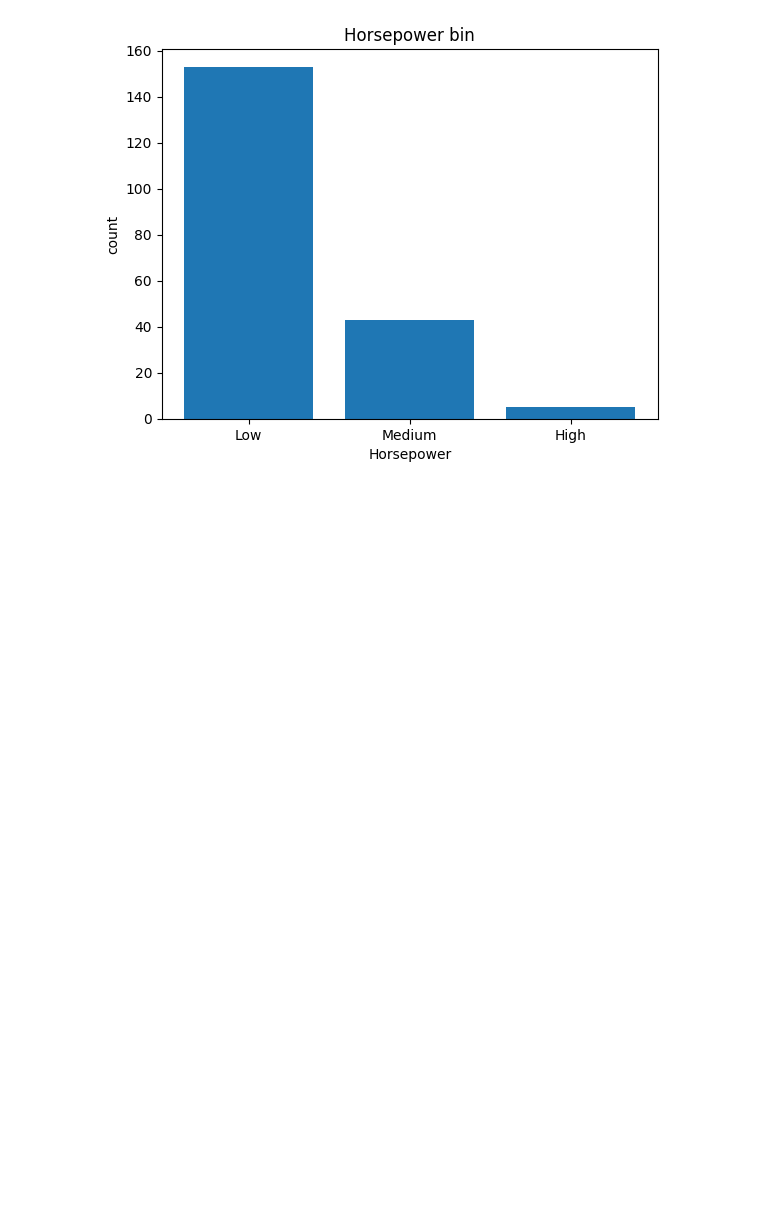
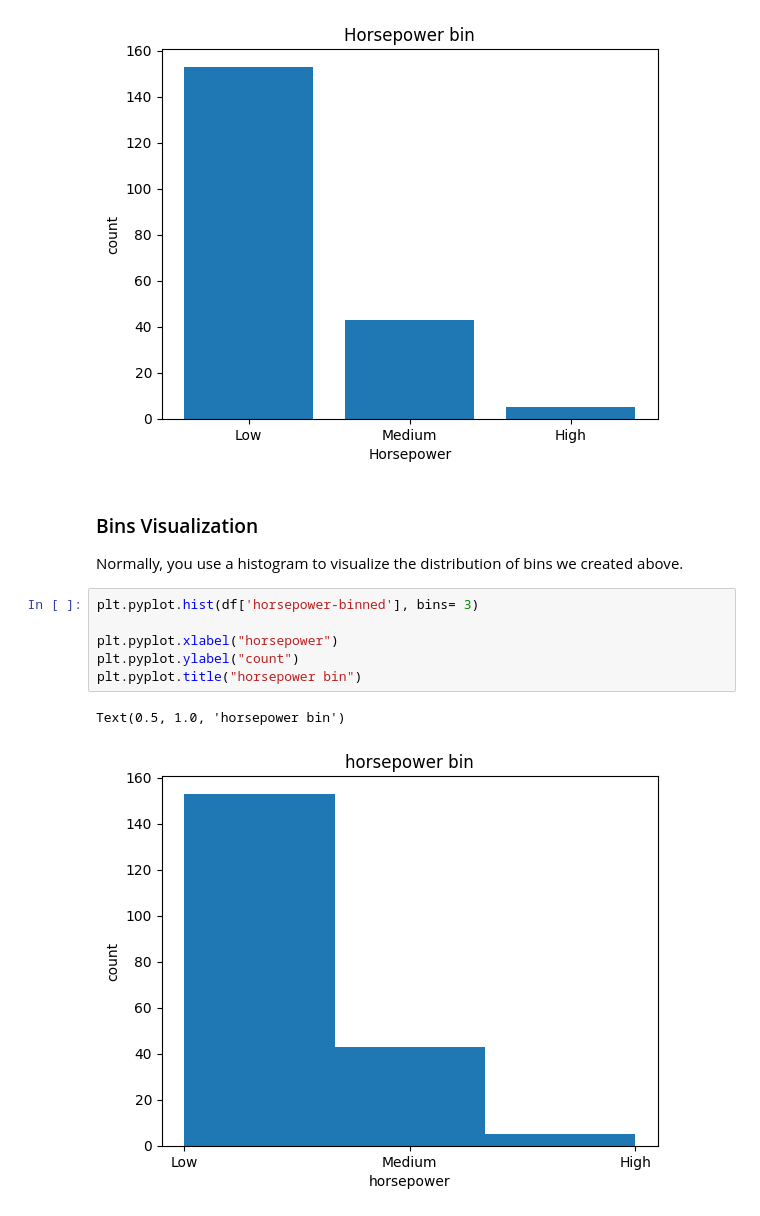
Before and after one commit to VishSeran/Data-Preprocessing, a Jupyter notebook: Data-Wrangling.ipynb, the cells around one changed output. Cells and saved outputs as stored; diff of their text form; blank space fills up the shorter version.

```diff
--- a/Data-Wrangling.ipynb
+++ b/Data-Wrangling.ipynb
@@ -603,3 +603,15 @@ plt.pyplot.title("Horsepower bin")
 # %% [output]
 Text(0.5, 1.0, 'Horsepower bin')
 [figure]
+# %% [markdown]
+<h3>Bins Visualization</h3>
+Normally, you use a histogram to visualize the distribution of bins we created above.
+# %%
+plt.pyplot.hist(df['horsepower-binned'], bins= 3)
+
+plt.pyplot.xlabel("horsepower")
+plt.pyplot.ylabel("count")
+plt.pyplot.title("horsepower bin")
+# %% [output]
+Text(0.5, 1.0, 'horsepower bin')
+[figure, added]
```
